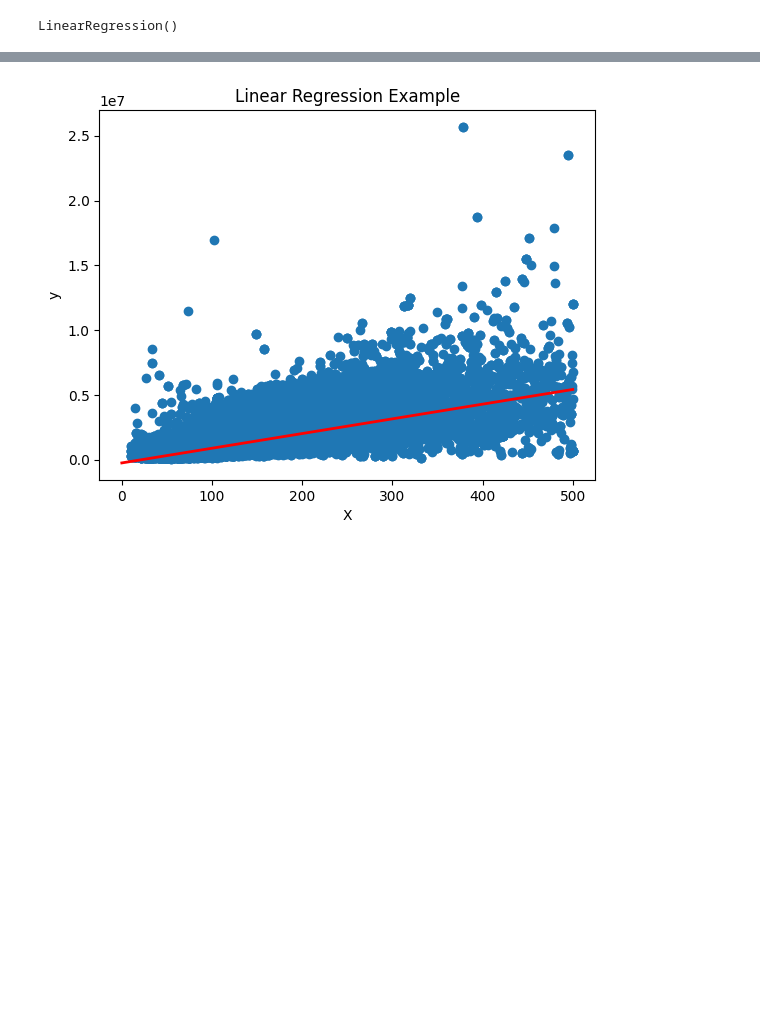
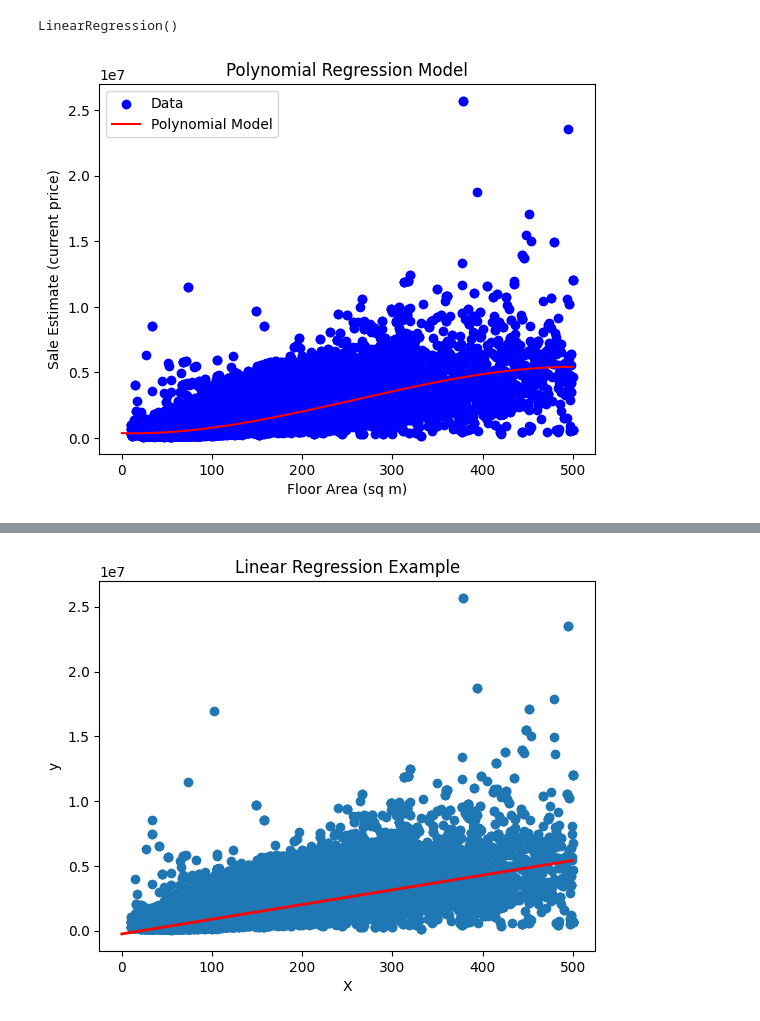
Before and after one commit to geckonoff/ML-PROJECTS, a Jupyter notebook: linereg.ipynb, the cells around one changed output, grey strips where cells are left out. Cells and saved outputs as stored; diff of their text form; code cells hidden in the pictures; blank space fills up the shorter version.

```diff
--- a/linereg.ipynb
+++ b/linereg.ipynb
@@ -38,6 +40,11 @@ Average estimated price:  879453.9873158986
 postcode_counts = df["postcode"].value_counts()
 valid_postcodes = postcode_counts[postcode_counts >= 2].index
 filtered_df = df[df["postcode"].isin(valid_postcodes)]
+
+# Split the data into training, cross-validation and test sets
+train, validate, test = \
+              np.split(df.sample(frac=1, random_state=42),
+                       [int(.6*len(df)), int(.8*len(df))])
 
 splitter = StratifiedShuffleSplit(n_splits=10, test_size=0.2, random_state=42)
 strat_splits = []
@@ -161,3 +168,23 @@ model = LinearRegression()
 model.fit(X, y)
 # %% [output]
 LinearRegression()
+# %%
+# Add a column for the log of the sale estimate train
+X_ = train[["floorAreaSqM"]].values
+y_ = train[["saleEstimate_currentPrice"]].values
+# Create a polynomial regression model
+model_ = np.poly1d(np.polyfit(X_.flatten(), y_.flatten(), 3))
+
+# Make predictions polynomial model
+X_new = np.linspace(0, 500, 500)
+y_pred = model_(X_new)
+# Plot the data and the model
+plt.scatter(X_, y_, color='blue', label='Data')
+plt.plot(X_new, y_pred, color='red', label='Polynomial Model')
+plt.xlabel('Floor Area (sq m)')
+plt.ylabel('Sale Estimate (current price)')
+plt.title('Polynomial Regression Model')
+plt.legend()
+plt.show()
+# %% [output]
+[figure, added]
```
Also changed, not shown: parts of 6 cells of this notebook.
